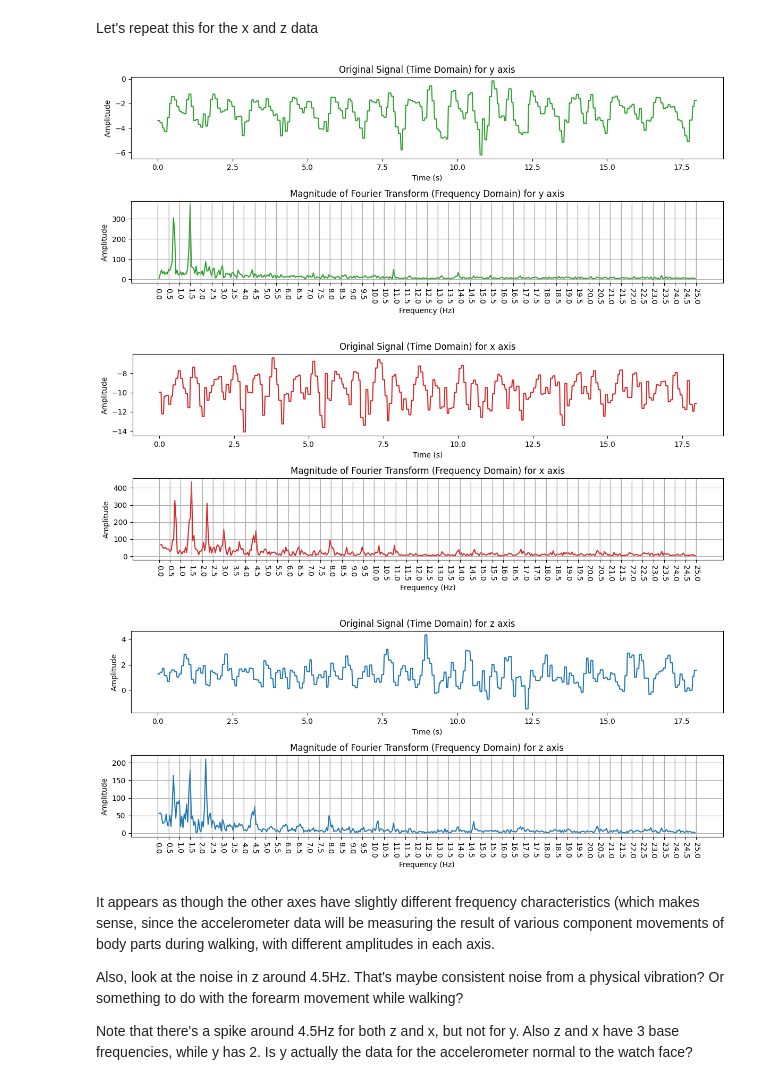
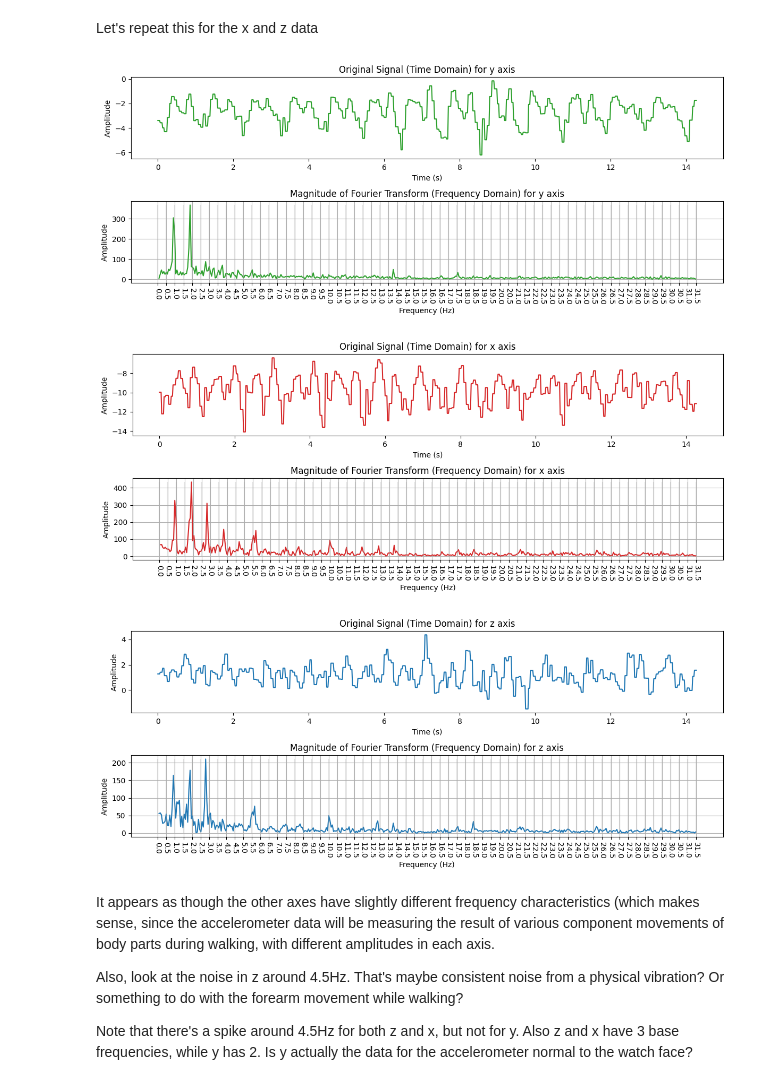
Before and after one commit to rickgladwin/applied_ai_challenges, a Jupyter notebook: week_1_wearable_step_counter.ipynb, the cells around one changed output. Cells and saved outputs as stored; diff of their text form; code cells hidden in the pictures.

```diff
--- a/week_1_wearable_step_counter.ipynb
+++ b/week_1_wearable_step_counter.ipynb
@@ -17,6 +17,12 @@ display(walk_df.tail())
 # final row in data file says "finish Activity Duration : 2 minutes12seconds"
 # 132s, 50Hz --> 6600 data points. But there are 8320 records in the dataset, so the actual data
 # says 8321 data points (zero indexed minus summary line), 132s --> 63.03787879Hz --> 63.0Hz
+
+# Set the sampling frequency that we'll use throughout the calculations
+# NOTE: the analysis works and gives reasonable results with either of these frequencies,
+# but using 63Hz in the calculations results in what seems like more accurate results. See final cell.
+sample_freq = 63
+# sample_freq = 50
 # %% [output]
 |  | accdatax | accdatay | accdataz | magdatax | magdatay | magdataz | gyrodatax | gyrodatay | gyrodataz | ... |
 | 0 | -3.154818 | 0.445217 | 8.612317 | -1.7690 | -38.3690 | -25.772501 | 0.069248 | -0.154476 | 0.015980 | ... |
@@ -187,17 +216,18 @@ from numpy import ndarray
 
 # we'll choose a sampling frequency for the FFT that's the same as the sampling
 # frequency for the source data. See Nyquist Theorem and FFT behaviour
-fft_sample_freq = 50
+fft_sample_freq = sample_freq
 fft_sample_interval = 1 / fft_sample_freq
 # we need time data for the independent axis (in place of sample index)
-# well trust the datasheet and take the sampling rate to be 50Hz
-# so each sample index maps to a time delta of (1/50)s
-time_series = np.arange(0, sample_count / 50, 1 / 50)
-print(time_series[:20])
+time_series = np.arange(0, sample_count / sample_freq, 1 / sample_freq)
+# print(time_series[:20])
 fft_y = np.fft.fft(y_sample_df)
-# fft_y_freq = np.fft.fftfreq(len(time_series), fft_sample_interval)
 fft_y_freq: ndarray = np.fft.fftfreq(len(time_series), fft_sample_interval)
 fft_magnitude: ndarray = np.abs(fft_y)
+# using 63Hz in place of 50Hz results in one more sample datapoint, so we trim the series
+if sample_freq == 63:
+    fft_y_freq = fft_y_freq[:-1]
+    time_series = time_series[:-1]
 
 positive_freq_indices = fft_y_freq > 0
 fft_y_freq = fft_y_freq[positive_freq_indices]
@@ -226,6 +256,5 @@ plt.grid()
 plt.tight_layout()
 plt.show()
 
-# A Google search for "numpy bandpass filter" leads us to
-# https://scipy-cookbook.readthedocs.io/items/ButterworthBandpass.html
+# A Google search for "numpy bandpass filter" leads us to the Scipy documentation for Butterworth bandpass filtering [^3]
 # %% [output]
@@ -319,39 +346,44 @@ def fft_plots(fft_sample_freq: int, data_series: ndarray, series_label: str, ser
     time_series = np.arange(0, sample_count / fft_sample_freq, 1 / fft_sample_freq)
     fft_result = np.fft.fft(data_series)
     fft_result_freq = np.fft.fftfreq(len(time_series), fft_sample_interval)
     fft_magnitude = np.abs(fft_result)
+
+    # using 63Hz in place of 50Hz results in one more sample datapoint, so we trim the series
+    if sample_freq == 63:
+        fft_result_freq = fft_result_freq[:-1]
+        time_series = time_series[:-1]
 
     positive_freq_indices = fft_result_freq > 0
     fft_result_freq = fft_result_freq[positive_freq_indices]
     fft_magnitude = fft_magnitude[positive_freq_indices]
     plt.figure(figsize=(12, 5))
     plt.subplot(2,1, 1)
     plt.plot(time_series, data_series, label=series_label, color=series_color)
     plt.title(f"Original Signal (Time Domain) for {series_label}")
     plt.xlabel("Time (s)")
     plt.ylabel("Amplitude")
 
     plt.subplot(2,1,2)
     plt.plot(fft_result_freq, fft_magnitude, color=series_color)
     plt.title(f"Magnitude of Fourier Transform (Frequency Domain) for {series_label}")
     interval = 0.5
     xtick_positions = np.arange(0, max(fft_result_freq) + interval, interval)
     plt.xticks(xtick_positions, rotation=-90)
     plt.vlines(x=xtick_positions, ymin=min(fft_magnitude), ymax=max(fft_magnitude), color=grid_color, linestyles='-', alpha=0.3)
     plt.xlabel("Frequency (Hz)")
     plt.ylabel("Amplitude")
     plt.grid()
 
     plt.tight_layout()
     plt.show()
 
-fft_plots(50, y_sample_df, "y axis", y_color, "darkgrey")
-fft_plots(50, x_sample_df, "x axis", x_color, "darkgrey")
-fft_plots(50, z_sample_df, "z axis", z_color, "darkgrey")
+fft_plots(sample_freq, y_sample_df, "y axis", y_color, "darkgrey")
+fft_plots(sample_freq, x_sample_df, "x axis", x_color, "darkgrey")
+fft_plots(sample_freq, z_sample_df, "z axis", z_color, "darkgrey")
 # %% [output]
-[figure, old version]
+[figure, new version]
-[figure, old version]
+[figure, new version]
-[figure, old version]
+[figure, new version]
 # %% [markdown]
 It appears as though the other axes have slightly different frequency characteristics (which makes sense, since
 the accelerometer data will be measuring the result of various component movements of body parts during walking,
```
Also changed, not shown: parts of 18 cells of this notebook.
